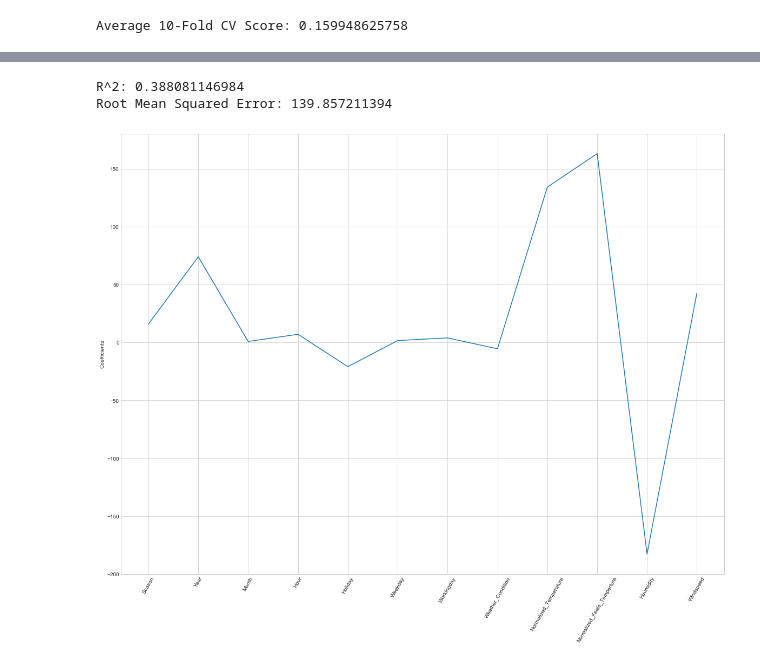
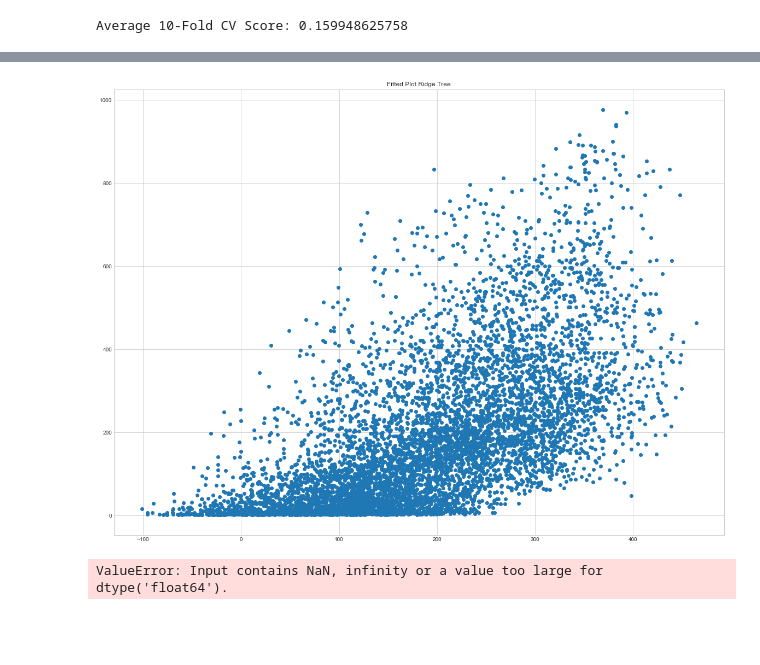
Before and after one commit to samudassir/bikesharingdemand, a Jupyter notebook: machine_learning/src/bike_share_demand_machine_learning.ipynb, the cells around one changed output, grey strips where cells are left out. Saved outputs shown, nothing was run; the diff lists cells and outputs as text; code cells hidden in the pictures; blank space fills up the shorter version.

```diff
--- a/machine_learning/src/bike_share_demand_machine_learning.ipynb
+++ b/machine_learning/src/bike_share_demand_machine_learning.ipynb
@@ -130,5 +148,5 @@ Root Mean Squared Error: 142.302028632
 # %%
-def ridgeRegression():
+def ridgeRegression(df,features):
     X = features.values
     y = df[labels].values
 
@@ -138,6 +156,14 @@ def ridgeRegression():
     ridge_fit = ridge.fit(X_train,y_train)
     y_pred = ridge.predict(X_test)
 
+    _ = plt.scatter(y_pred,y_test)
+    _ = plt.rcParams['figure.figsize'] = [20, 15]
+    _ = plt.title('Fitted Plot Ridge Tree')
+    savefig('../../plot/img/ridgeregression_fitted_plot.png', bbox_inches='tight')
+    plt.show()
+    #print("RMSLE: {}".format(rmsle1(y_test,y_pred)))
+    print("RMSLE: {}".format(np.sqrt(mean_squared_log_error(y_test,y_pred))))
+
     print("R^2: {}".format(ridge.score(X_test, y_test)))
     rmse = np.sqrt(mean_squared_error(y_test,y_pred))
     print("Root Mean Squared Error: {}".format(rmse))
@@ -145,16 +171,17 @@ def ridgeRegression():
 
     _ = plt.plot(range(len(features.columns)),ridge_coef)
     _ = plt.xticks(range(len(features.columns)),features.columns,rotation=60)
+    _ = plt.title('Coefficients Ridge Tree')
     _ = plt.ylabel('Coefficients')
     #_ = plt.rcParams['figure.figsize'] = [10, 8]
     savefig('../../plot/img/rigid_regression.png', bbox_inches='tight')
     _ = plt.show()
-# %%
-ridgeRegression()
-# %% [output]
-R^2: 0.388081146984
-Root Mean Squared Error: 139.857211394
-[figure, removed]
+# %%
+features = df.drop(['Demand','Casual','Registered','Normalized_Feels_Temperture'],axis=1)
+ridgeRegression(df,features)
+# %% [output]
+[figure, added]
+ValueError: Input contains NaN, infinity or a value too large for dtype('float64').
 # %%
 def decisionTreeRegressionOptimizer(df):
 
```
Also changed, not shown: parts of 19 cells of this notebook, 13 other files.
